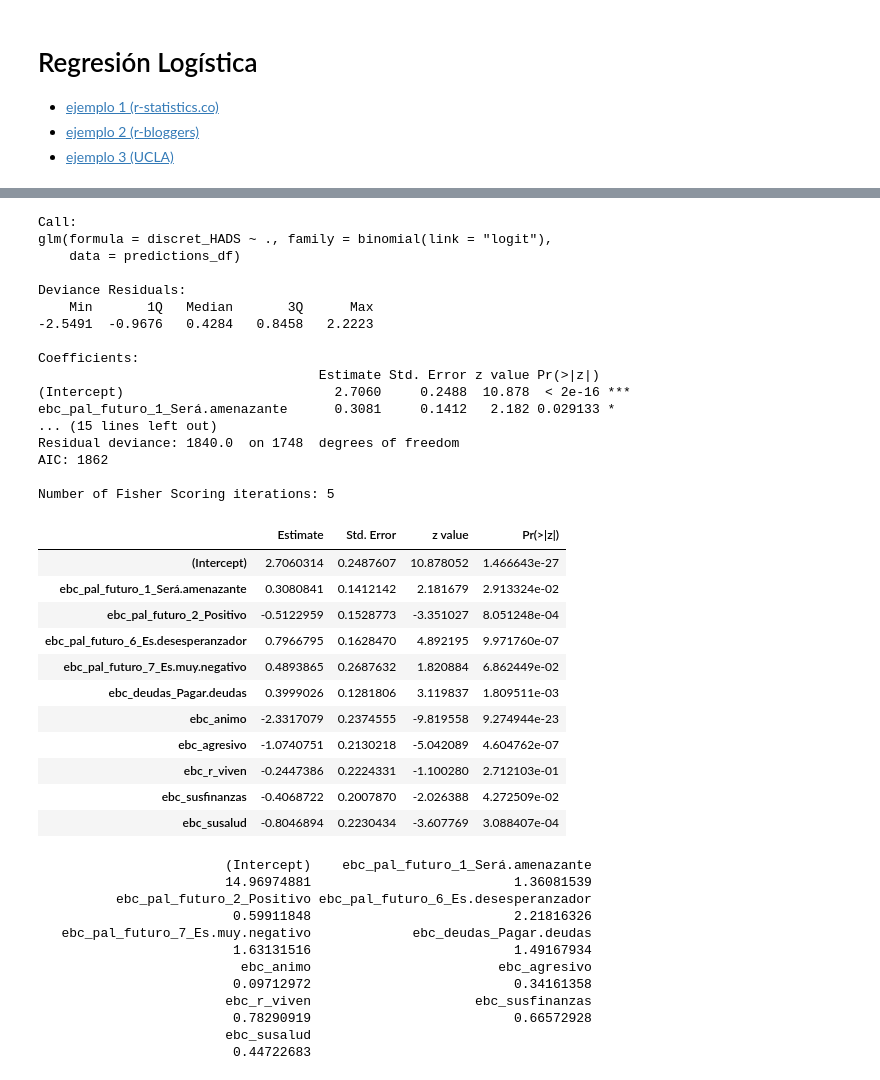
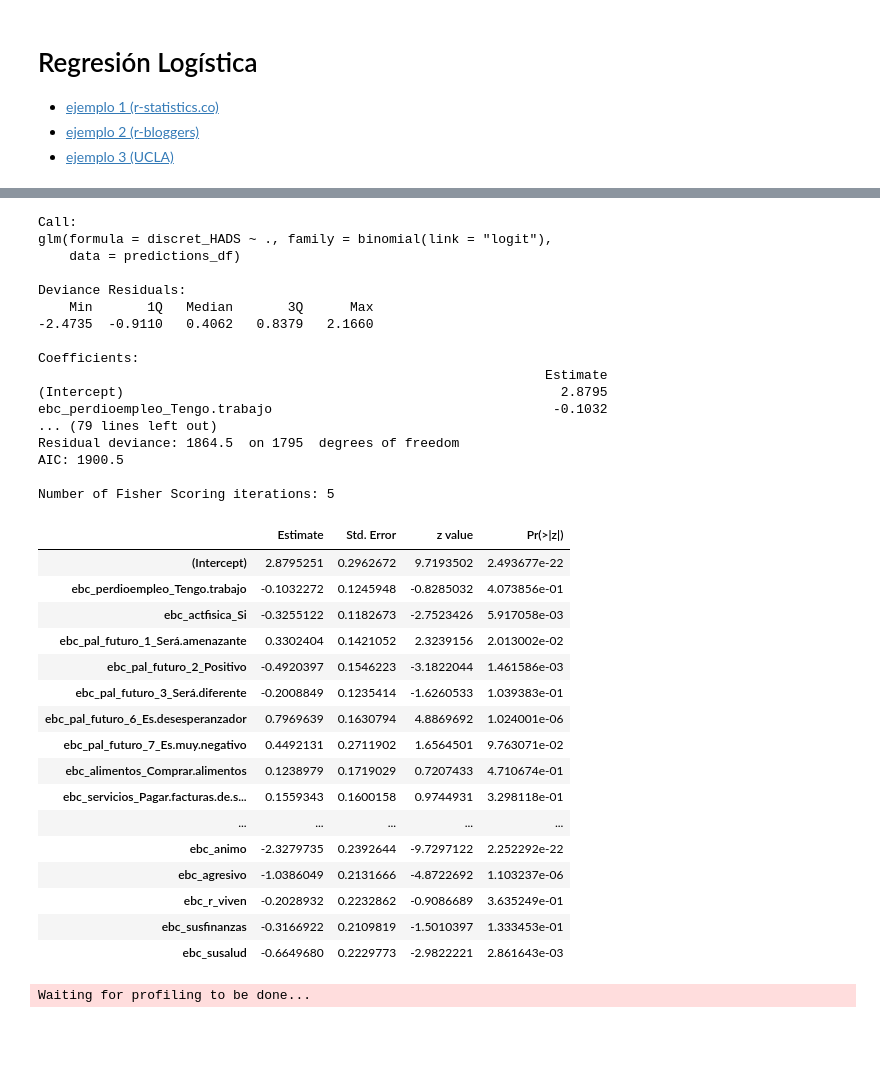
Before and after one commit to Yagwar/Proyectos, a Jupyter notebook: 4_1_2 Regresiones_informativas (R).ipynb, the cells around one changed output, grey strips where cells are left out. Cells and saved outputs as stored; diff of their text form; code cells hidden in the pictures; blank space fills up the shorter version.

Commit message:
Ajustes a selección de variables.

```diff
--- a/4_1_2 Regresiones_informativas (R).ipynb
+++ b/4_1_2 Regresiones_informativas (R).ipynb
@@ -112,16 +197,21 @@ Number of Fisher Scoring iterations: 5
 pred_name="discret_HADS"
 
 n_preds=10
-preds_columns=row.names(corr_inf_dist)[order(corr_inf_dist[paste(pred_name,"_dist",sep="")],decreasing=TRUE)[1:n_preds]] # top distancias
+preds_columns_import=row.names(corr_inf_dist)[order(corr_inf_dist[paste(pred_name,"_importance_mean",sep="")],decreasing=TRUE)[1:n_preds]] # top importancia
+preds_columns_correl=row.names(corr_inf_dist)[order(corr_inf_dist[pred_name],decreasing=TRUE)[1:n_preds]] # Top correlación
+preds_columns=unique(c(preds_columns_import,preds_columns_correl,pred_name))
 
-preds_columns=c(preds_columns,pred_name)
 preds_columns=gsub(" ", ".",preds_columns)
+preds_columns=gsub(",", ".",preds_columns)
+preds_columns=gsub("-", ".",preds_columns)
 print(preds_columns)
 
 predictions_df=datos_norm[,colnames(datos_norm)%in%preds_columns]
-model <- glm(discret_HADS ~.,family=binomial(link='logit'),data=predictions_df)
+# colnames(predictions_df)
+# predictions_df[pred_name]=1-predictions_df[pred_name]# Invertir variable criterio
 
-summary(model)
-summary(model)$coefficients
-exp(coef(model))
+model_1 <- glm(discret_HADS ~.,family=binomial(link='logit'),data=predictions_df)
+summary(model_1)
+summary(model_1)$coefficients
+exp(cbind(OR = coef(model_1), confint(model_1)))
 # %% [output]
@@ -134,41 +236,35 @@ exp(coef(model))
 Call:
 glm(formula = discret_HADS ~ ., family = binomial(link = "logit"),
     data = predictions_df)
 
 Deviance Residuals:
     Min       1Q   Median       3Q      Max
--2.5491  -0.9676   0.4284   0.8458   2.2223
+-2.4735  -0.9110   0.4062   0.8379   2.1660
 
 Coefficients:
-                                    Estimate Std. Error z value Pr(>|z|)
-(Intercept)                           2.7060     0.2488  10.878  < 2e-16 ***
-ebc_pal_futuro_1_Será.amenazante      0.3081     0.1412   2.182 0.029133 *
-... (15 lines left out)
-Residual deviance: 1840.0  on 1748  degrees of freedom
-AIC: 1862
+                                                                 Estimate
+(Intercept)                                                        2.8795
+ebc_perdioempleo_Tengo.trabajo                                    -0.1032
+... (79 lines left out)
+Residual deviance: 1864.5  on 1795  degrees of freedom
+AIC: 1900.5
 
 Number of Fisher Scoring iterations: 5
 |  | Estimate | Std. Error | z value | Pr(>|z|) |
-| (Intercept) | 2.7060314 | 0.2487607 | 10.878052 | 1.466643e-27 |
-| ebc_pal_futuro_1_Será.amenazante | 0.3080841 | 0.1412142 | 2.181679 | 2.913324e-02 |
-| ebc_pal_futuro_2_Positivo | -0.5122959 | 0.1528773 | -3.351027 | 8.051248e-04 |
-| ebc_pal_futuro_6_Es.desesperanzador | 0.7966795 | 0.1628470 | 4.892195 | 9.971760e-07 |
-| ebc_pal_futuro_7_Es.muy.negativo | 0.4893865 | 0.2687632 | 1.820884 | 6.862449e-02 |
-| ebc_deudas_Pagar.deudas | 0.3999026 | 0.1281806 | 3.119837 | 1.809511e-03 |
-| ebc_animo | -2.3317079 | 0.2374555 | -9.819558 | 9.274944e-23 |
-| ebc_agresivo | -1.0740751 | 0.2130218 | -5.042089 | 4.604762e-07 |
-| ebc_r_viven | -0.2447386 | 0.2224331 | -1.100280 | 2.712103e-01 |
-| ebc_susfinanzas | -0.4068722 | 0.2007870 | -2.026388 | 4.272509e-02 |
-| ebc_susalud | -0.8046894 | 0.2230434 | -3.607769 | 3.088407e-04 |
+| (Intercept) | 2.8795251 | 0.2962672 | 9.7193502 | 2.493677e-22 |
+| ebc_perdioempleo_Tengo.trabajo | -0.1032272 | 0.1245948 | -0.8285032 | 4.073856e-01 |
+| ebc_actfisica_Si | -0.3255122 | 0.1182673 | -2.7523426 | 5.917058e-03 |
+| ebc_pal_futuro_1_Será.amenazante | 0.3302404 | 0.1421052 | 2.3239156 | 2.013002e-02 |
+| ebc_pal_futuro_2_Positivo | -0.4920397 | 0.1546223 | -3.1822044 | 1.461586e-03 |
+| ebc_pal_futuro_3_Será.diferente | -0.2008849 | 0.1235414 | -1.6260533 | 1.039383e-01 |
+| ebc_pal_futuro_6_Es.desesperanzador | 0.7969639 | 0.1630794 | 4.8869692 | 1.024001e-06 |
+| ebc_pal_futuro_7_Es.muy.negativo | 0.4492131 | 0.2711902 | 1.6564501 | 9.763071e-02 |
+| ebc_alimentos_Comprar.alimentos | 0.1238979 | 0.1719029 | 0.7207433 | 4.710674e-01 |
+| ebc_servicios_Pagar.facturas.de.s... | 0.1559343 | 0.1600158 | 0.9744931 | 3.298118e-01 |
+| ... | ... | ... | ... | ... |
+| ebc_animo | -2.3279735 | 0.2392644 | -9.7297122 | 2.252292e-22 |
+| ebc_agresivo | -1.0386049 | 0.2131666 | -4.8722692 | 1.103237e-06 |
+| ebc_r_viven | -0.2028932 | 0.2232862 | -0.9086689 | 3.635249e-01 |
+| ebc_susfinanzas | -0.3166922 | 0.2109819 | -1.5010397 | 1.333453e-01 |
+| ebc_susalud | -0.6649680 | 0.2229773 | -2.9822221 | 2.861643e-03 |
-                        (Intercept)    ebc_pal_futuro_1_Será.amenazante
-                        14.96974881                          1.36081539
-          ebc_pal_futuro_2_Positivo ebc_pal_futuro_6_Es.desesperanzador
-                         0.59911848                          2.21816326
-   ebc_pal_futuro_7_Es.muy.negativo             ebc_deudas_Pagar.deudas
-                         1.63131516                          1.49167934
-                          ebc_animo                        ebc_agresivo
-                         0.09712972                          0.34161358
-                        ebc_r_viven                     ebc_susfinanzas
-                         0.78290919                          0.66572928
-                        ebc_susalud
-                         0.44722683
+Waiting for profiling to be done...
```
Also changed, not shown: parts of 7 cells of this notebook.
